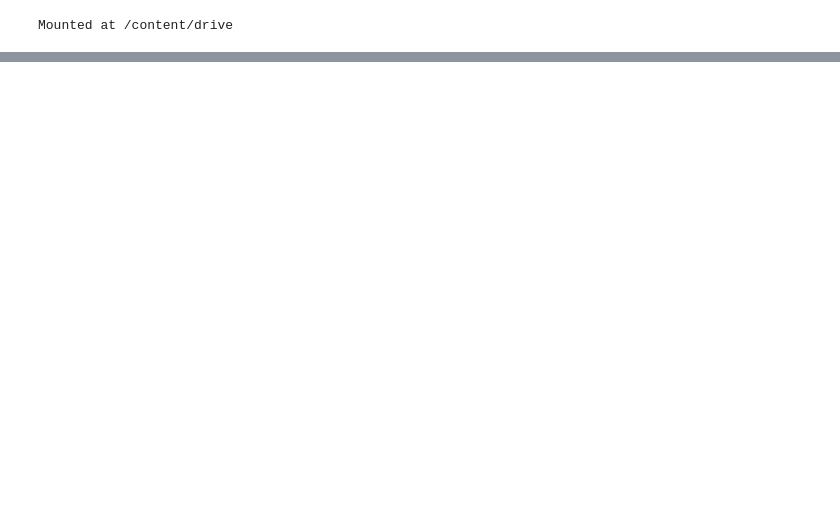
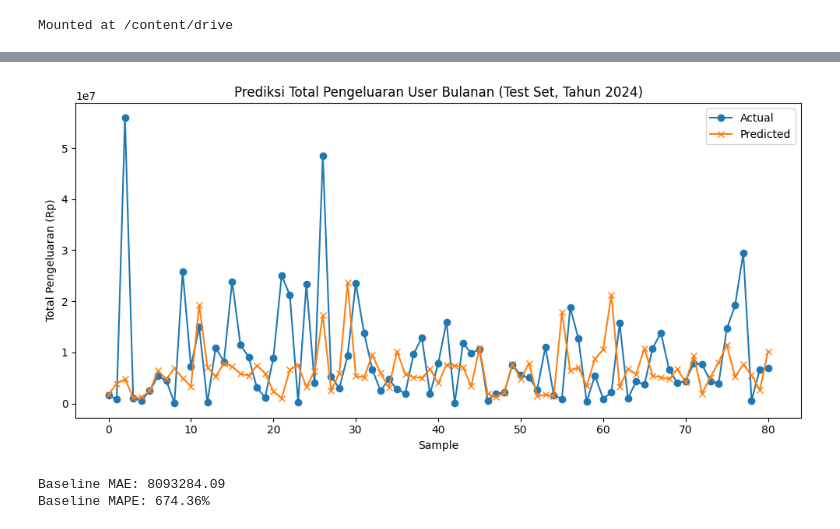
Before and after one commit to adenurchalisa/Capstone-Model, a Jupyter notebook: model_prediksi_1.ipynb, the cells around one changed output, grey strips where cells are left out. Drawn from its saved outputs; the diff is of its cells as text; code cells hidden in the pictures; blank space fills up the shorter version.

```diff
--- a/model_prediksi_1.ipynb
+++ b/model_prediksi_1.ipynb
@@ -149,7 +114,6 @@ Best parameters found:
 # %%
-# EVALUASI
-best_model = random_search.best_estimator_
-y_pred_log = best_model.predict(X_test)
+# 12. EVALUASI MODEL
+y_pred_log = model.predict(X_test)
 y_pred = np.expm1(y_pred_log)
 mae = mean_absolute_error(y_test, y_pred)
 rmse = np.sqrt(mean_squared_error(y_test, y_pred))
@@ -163,0 +155,23 @@ MAPE: 424.02%
+# %%
+# 15. VISUALISASI PREDIKSI VS AKTUAL
+plt.figure(figsize=(10, 5))
+plt.plot(y_test.values, label='Actual', marker='o')
+plt.plot(y_pred, label='Predicted', marker='x')
+plt.legend()
+plt.title('Prediksi Total Pengeluaran User Bulanan (Test Set, Tahun 2024)')
+plt.xlabel('Sample')
+plt.ylabel('Total Pengeluaran (Rp)')
+plt.tight_layout()
+plt.show()
+# %% [output]
+[figure, added]
+# %%
+# 16. BASELINE COMPARISON (NAIVE FORECAST)
+baseline_pred = X_test['pengeluaran_bulan_lalu']
+baseline_mae = mean_absolute_error(y_test, baseline_pred)
+baseline_mape = np.mean(np.abs((y_test - baseline_pred) / y_test)) * 100
+print(f"\nBaseline MAE: {baseline_mae:.2f}")
+print(f"Baseline MAPE: {baseline_mape:.2f}%")
+# %% [output]
+Baseline MAE: 8093284.09
+Baseline MAPE: 674.36%
```
Also changed, not shown: parts of 22 cells of this notebook.
